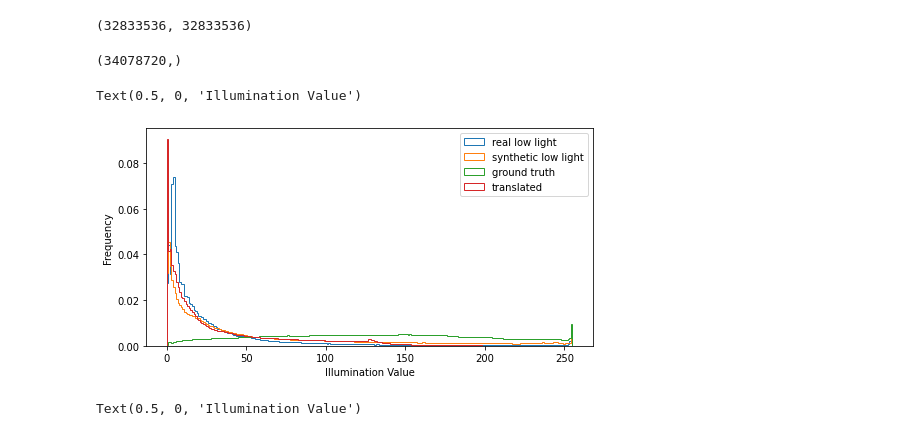
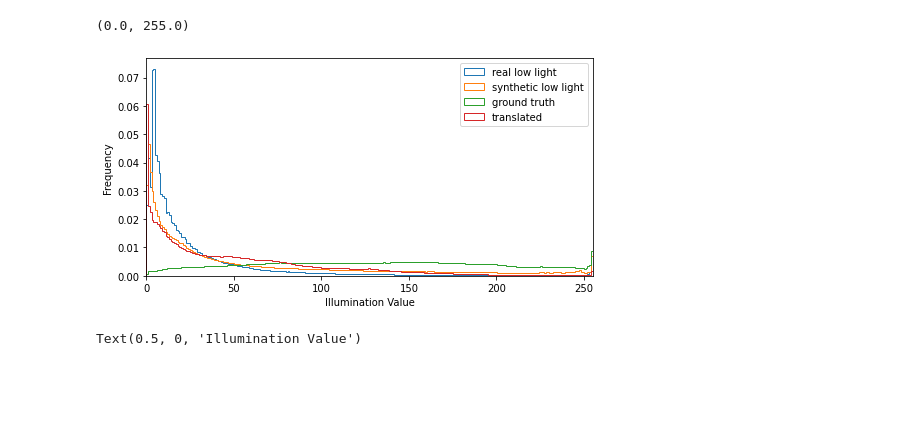
Before and after one commit to shawnchen63/Pytorch-UNet, a Jupyter notebook: EDA.ipynb, the cells around one changed output. Drawn from its saved outputs; the diff is of its cells as text; code cells hidden in the pictures; blank space fills up the shorter version.

```diff
--- a/EDA.ipynb
+++ b/EDA.ipynb
@@ -5,8 +5,7 @@ import os
 import numpy as np
 import matplotlib.pyplot as plt
 # %%
-#p = Path("/home/shchen/DA_dahazing/datasets/dehazing/unlabeled")
-#p = Path("/home/shchen/DA_dahazing/datasets/dehazing/train_b")
-p = Path("/home/shchen/DA_dahazing/augment_results")
+p_real = Path("/home/shchen/DA_dahazing/datasets/dehazing/unlabeled")
+p_gt = Path("/home/shchen/DA_dahazing/datasets/dehazing/train_b")
+p_syn = Path("/home/shchen/DA_dahazing/datasets/dehazing/train_a")
+p_gen = Path("/home/shchen/Pytorch-UNet/data/imgs")
-# %%
-accepted = ["06"]
@@ -30,0 +38,5 @@ for index, file in enumerate(os.listdir(p)):
+# %%
+res_real = get_res(p_real)
+res_gt = get_res(p_gt)
+res_syn = get_res(p_syn)
+res_gen = get_res(p_gen, True)
@@ -35,23 +60,16 @@ plt.hist(res_target, bins=256, log=True, histtype="step", density=True, label='g
-# %%
-res_low_light.shape[0], res_syn_low_light.shape[0]
-# %% [output]
-(32833536, 32833536)
-# %%
-res.shape
-# %% [output]
-(34078720,)
 # %%
-plt.hist(res_low_light, bins=256, log=False, histtype="step", density=True, label='real low light')
-plt.hist(res_syn_low_light, bins=256, log=False, histtype="step", density=True, label='synthetic low light')
-plt.hist(res_target, bins=256, log=False, histtype="step", density=True, label='ground truth')
-plt.hist(res_10, bins=256, log=False, histtype="step", density=True, label='translated')
+plt.hist(res_real, bins=256, log=False, histtype="step", density=True, label='real low light')
+plt.hist(res_syn, bins=256, log=False, histtype="step", density=True, label='synthetic low light')
+plt.hist(res_gt, bins=256, log=False, histtype="step", density=True, label='ground truth')
+plt.hist(res_gen, bins=256, log=False, histtype="step", density=True, label='translated')
 plt.legend()
 plt.gcf().set_size_inches(8, 4)
 plt.ylabel('Frequency')
 plt.xlabel('Illumination Value')
+plt.xlim([0, 255])
 # %% [output]
-Text(0.5, 0, 'Illumination Value')
+(0.0, 255.0)
-[figure, old version]
+[figure, new version]
 # %%
 plt.hist(res_low_light, bins=256, log=True, histtype="step", density=True, label='real low light')
 plt.hist(res_syn_low_light, bins=256, log=True, histtype="step", density=True, label='synthetic low light')
```
Also changed, not shown: parts of 12 cells of this notebook, 11 other files.
